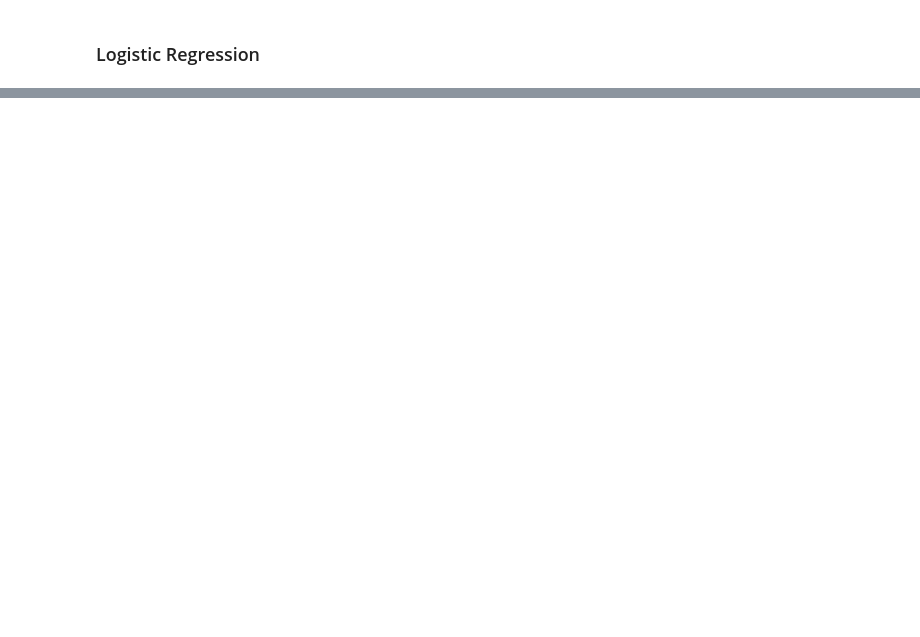
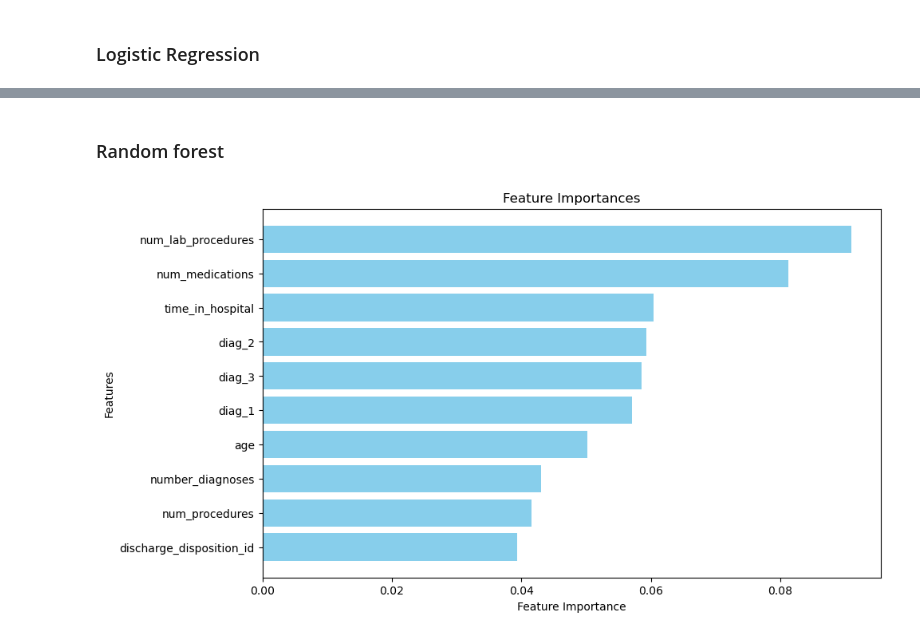
Before and after one commit to Coolnam3/ML_Project, a Jupyter notebook: main.ipynb, the cells around one changed output, grey strips where cells are left out. Cells and saved outputs as stored; diff of their text form; code cells hidden in the pictures; blank space fills up the shorter version.

Commit message:
Done with preproccesing and added Random Forest

```diff
--- a/main.ipynb
+++ b/main.ipynb
@@ -156,0 +233,5 @@ data[['age', 'readmitted']] = ordinal_encoder.fit_transform(data[['age', 'readmi
+# %%
+# Numeric mapping for medication columns
+medication_columns = ['metformin','glimepiride','glipizide', 'glyburide','pioglitazone','rosiglitazone', 'insulin']
+
+data[medication_columns] = data[medication_columns].replace({'Steady': 1, 'No': 0, 'Down': -1, 'Up': 2})
@@ -156,0 +240,5 @@ data[['age', 'readmitted']] = ordinal_encoder.fit_transform(data[['age', 'readmi
+# %%
+categorical_colums=['race','payer_code','medical_specialty',]
+
+# One-Hot Encoding for categorical columns
+data = pd.get_dummies(data, columns=categorical_colums, drop_first=True)
@@ -156,0 +247,10 @@ data[['age', 'readmitted']] = ordinal_encoder.fit_transform(data[['age', 'readmi
+# %%
+
+data['age'] = data['age'].map({'[0-10)':0, '[10-20)':1, '[20-30)':2, '[30-40)':3, '[40-50)':4, '[50-60)':5, '[60-70)':6, '[70-80)':7, '[80-90)':8, '[90-100)':9}).astype('int64')
+
+data['readmitted'] = data['readmitted'].map({'NO': 0, '<30': 1,'>30':2}).astype('int64')
+
+data['max_glu_serum'] = data['max_glu_serum'].map({'None': 0, 'Norm': 1,'>200':2,'>300':3}).astype('int64')
+
+A1Cresult=[['None','Norm','>7','>8']]
+data['A1Cresult'] = data['A1Cresult'].map({'None': 0, 'Norm': 1,'>7':2,'>8':3}).astype('int64')
@@ -209,0 +437,12 @@ print(confusion_matrix(y_test, y_pred_log_reg))
+# %% [markdown]
+### Random forest
+# %%
+# Assuming you have a DataFrame X for features and y for labels
+rfc = RandomForestClassifier()
+rfc.fit(X_train, y_train)
+
+rfc_y_pred = rfc.predict(X_test)
+# %%
+plot_feature_importances(rfc,10)
+# %% [output]
+[figure, added]
```
Also changed, not shown: parts of 29 cells of this notebook.
